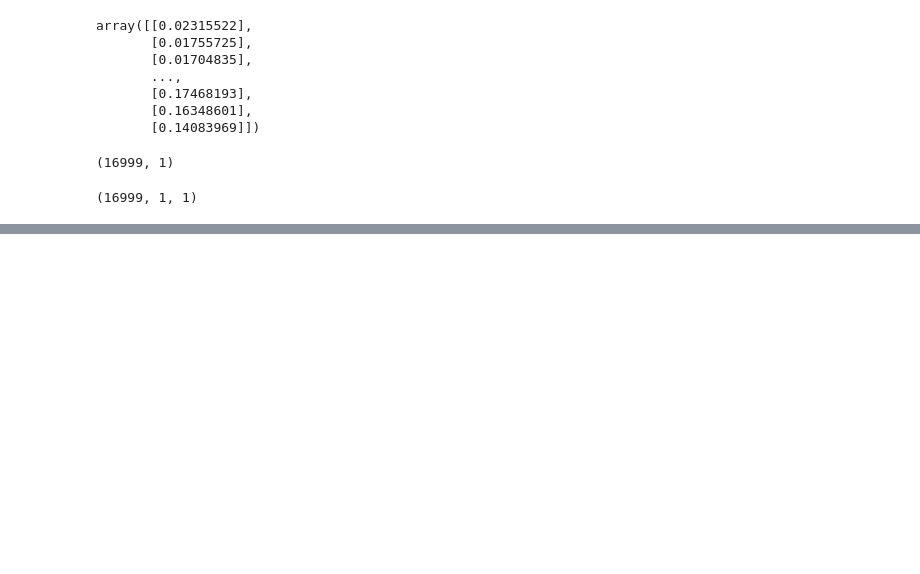
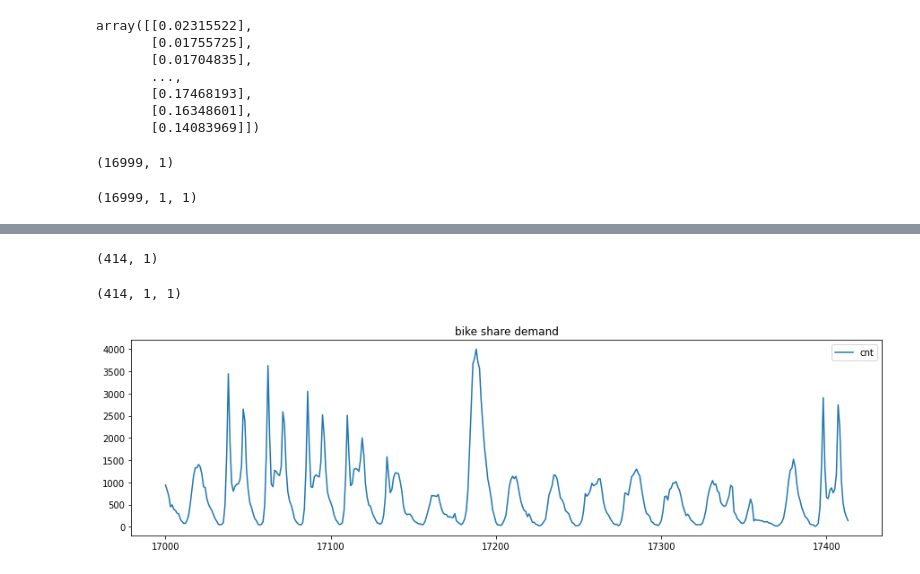
Before and after one commit to MoonGyu1/2021-2-GNUVIL-AI, a Jupyter notebook: time-series-deep-learning.ipynb, the cells around one changed output, grey strips where cells are left out. Saved outputs shown, nothing was run; the diff lists cells and outputs as text; code cells hidden in the pictures; blank space fills up the shorter version.

```diff
--- a/time-series-deep-learning.ipynb
+++ b/time-series-deep-learning.ipynb
@@ -122,0 +173,14 @@ X_train.shape
+# %%
+inputs = sc.transform(test)
+inputs.shape
+# %% [output]
+(414, 1)
+# %%
+X_test = []
+for i in range(1, 415):
+    X_test.append(inputs[i-1:i,0])
+X_test = np.array(X_test)
+X_test = np.reshape(X_test, (X_test.shape[0], X_test.shape[1],1))
+X_test.shape
+# %% [output]
+(414, 1, 1)
@@ -122,0 +190,12 @@ X_train.shape
+# %%
+test1 = pd.DataFrame(test)
+rnn1 = pd.DataFrame(rnn)
+# %%
+# 자전거 이용객수 실측값
+
+test1.plot(figsize=(15,4), legend=True)
+plt.legend(['cnt'])
+plt.title('bike share demand')
+plt.show()
+# %% [output]
+[figure, added]
```
Also changed, not shown: parts of 24 cells of this notebook.
